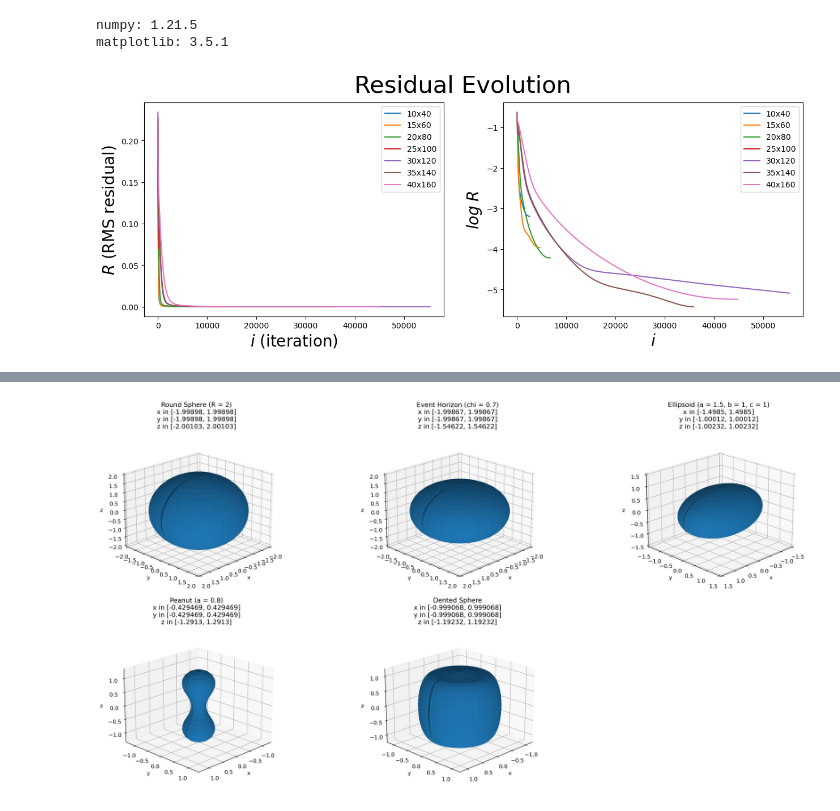
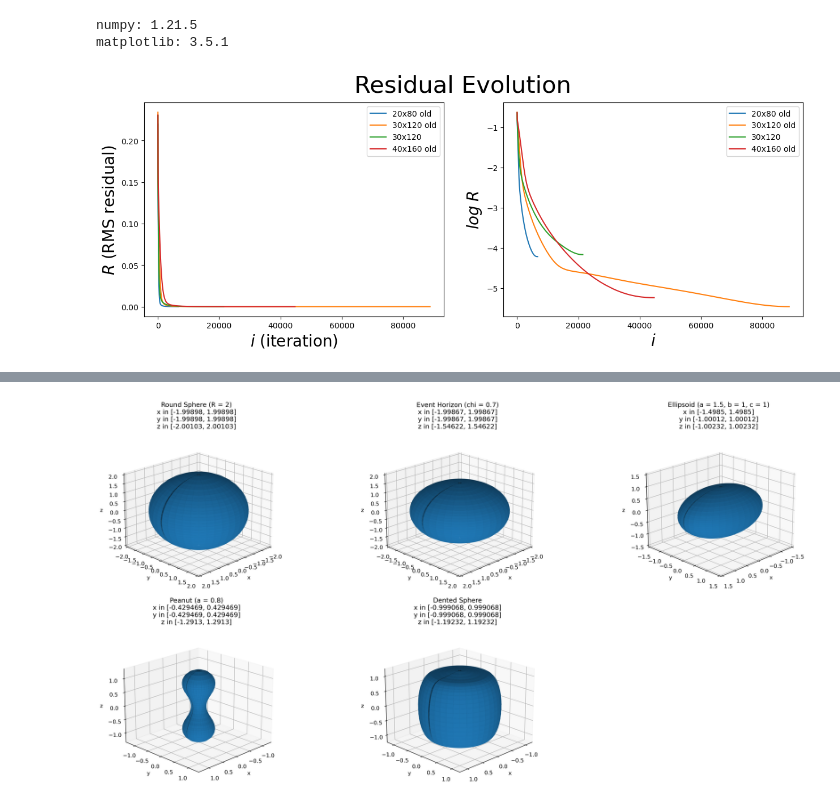
Before and after one commit to iago-mendes/eucled, a Jupyter notebook: src/exercises/08-embedding/assets/plots.ipynb, the cells around one changed output, grey strips where cells are left out. Drawn from its saved outputs; the diff is of its cells as text; code cells hidden in the pictures.

```diff
--- a/src/exercises/08-embedding/assets/plots.ipynb
+++ b/src/exercises/08-embedding/assets/plots.ipynb
@@ -19,13 +19,15 @@ matplotlib: 3.5.1
 fig, (ax1, ax2) = plt.subplots(1,2)
 
 entries = [
-	[np.genfromtxt('residuals_ellipsoid_10x40.csv', delimiter=','), '10x40'],
-	[np.genfromtxt('residuals_ellipsoid_15x60.csv', delimiter=','), '15x60'],
-	[np.genfromtxt('residuals_ellipsoid_20x80.csv', delimiter=','), '20x80'],
-	[np.genfromtxt('residuals_ellipsoid_25x100.csv', delimiter=','), '25x100'],
+	# [np.genfromtxt('residuals_ellipsoid_10x40.csv', delimiter=','), '10x40'],
+	# [np.genfromtxt('residuals_ellipsoid_15x60_old.csv', delimiter=','), '15x60 old'],
+	# [np.genfromtxt('residuals_ellipsoid_15x60.csv', delimiter=','), '15x60'],
+	[np.genfromtxt('residuals_ellipsoid_20x80_old.csv', delimiter=','), '20x80 old'],
+	# [np.genfromtxt('residuals_ellipsoid_25x100_old.csv', delimiter=','), '25x100 old'],
+	[np.genfromtxt('residuals_ellipsoid_30x120_old.csv', delimiter=','), '30x120 old'],
 	[np.genfromtxt('residuals_ellipsoid_30x120.csv', delimiter=','), '30x120'],
-	[np.genfromtxt('residuals_ellipsoid_35x140.csv', delimiter=','), '35x140'],
-	[np.genfromtxt('residuals_ellipsoid_40x160.csv', delimiter=','), '40x160'],
+	# [np.genfromtxt('residuals_ellipsoid_35x140_old.csv', delimiter=','), '35x140 old'],
+	[np.genfromtxt('residuals_ellipsoid_40x160_old.csv', delimiter=','), '40x160 old'],
 ]
 
 
@@ -38,34 +40,34 @@ for entry in entries:
 	label = entry[1]
 
 	# for i in i_values:
 	# 	log_i_values.append(np.log(i) / np.log(10))
 
 	for residual in residuals:
 		log_residuals.append(np.log(residual) / np.log(10))
 
 	ax1.plot(i_values, residuals, label = label)
 	ax1.set(xlabel='$i$ (iteration)', ylabel='$R$ (RMS residual)')
 
 
 	ax2.plot(i_values, log_residuals, label = label)
 	ax2.set(xlabel='$i$', ylabel='$log \; R$')
 	# ax2.plot(log_i_values, log_residuals)
 	# ax2.set(xlabel='$\log \; i$', ylabel='$\log \; R$')
 
 ax1.xaxis.label.set_fontsize(20)
 ax1.yaxis.label.set_fontsize(20)
 ax2.xaxis.label.set_fontsize(20)
 ax2.yaxis.label.set_fontsize(20)
 
 fig.suptitle('Residual Evolution', fontsize=30)
 fig.set_size_inches(15, 5, forward=True)
 fig.set_dpi(100)
 
 ax1.legend()
 ax2.legend()
 plt.show()
 # %% [output]
-[figure, old version]
+[figure, new version]
 # %%
 # RESIDUAL DISTRIBUTION ANIMATION
 
```
Also changed, not shown: parts of 2 cells of this notebook, 1 other file.
